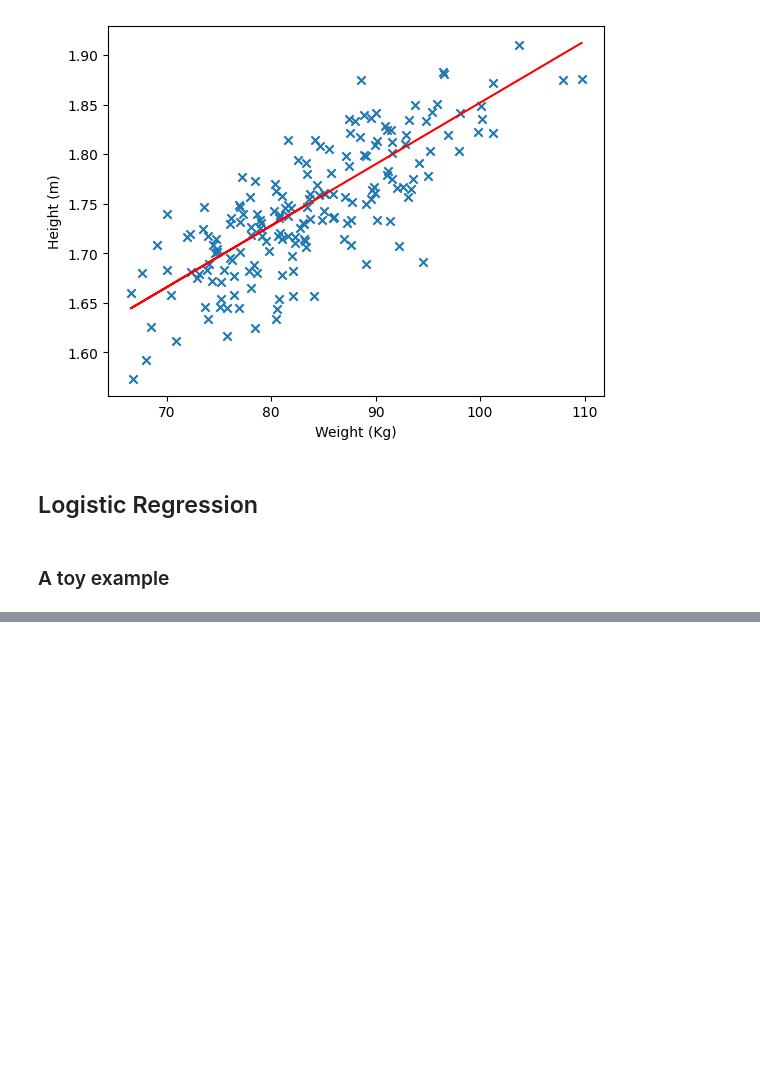
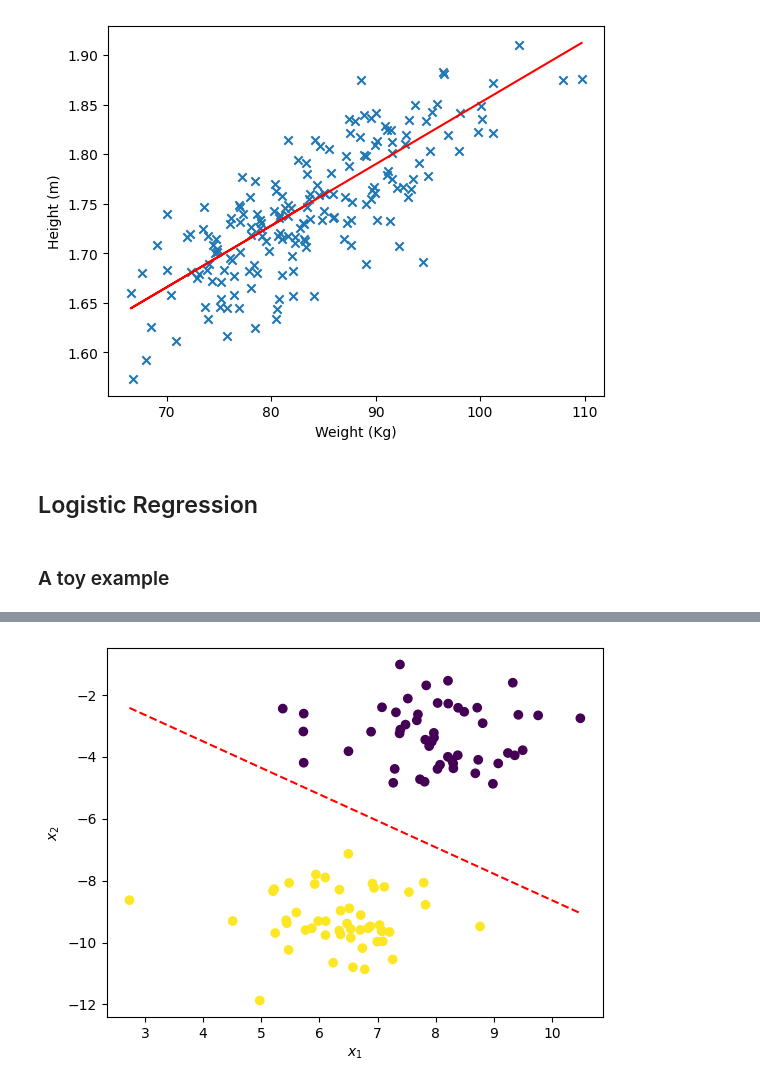
Before and after one commit to alucantonio/data_science, a Jupyter notebook: basicml.ipynb, the cells around one changed output, grey strips where cells are left out. Cells and saved outputs as stored; diff of their text form; code cells hidden in the pictures; blank space fills up the shorter version.

```diff
--- a/basicml.ipynb
+++ b/basicml.ipynb
@@ -155,0 +178,11 @@ class LogisticRegression:
+# %%
+# Drawing decision boundary over the entire dataset
+plt.scatter(X[:,0],X[:,1],c=y)
+plt.plot(np.linspace(X[:,0].min(),X[:,0].max(),100),
+        (np.linspace(X[:,0].min(),X[:,0].max(),100))*slope+intercept,'r--')
+plt.xlabel("$x_1$")
+plt.ylabel("$x_2$")
+plt.savefig("linear_decision_boundary.png", dpi=200)
+#plt.show()
+# %% [output]
+[figure, added]
```
Also changed, not shown: parts of 11 cells of this notebook, 11 other files.
